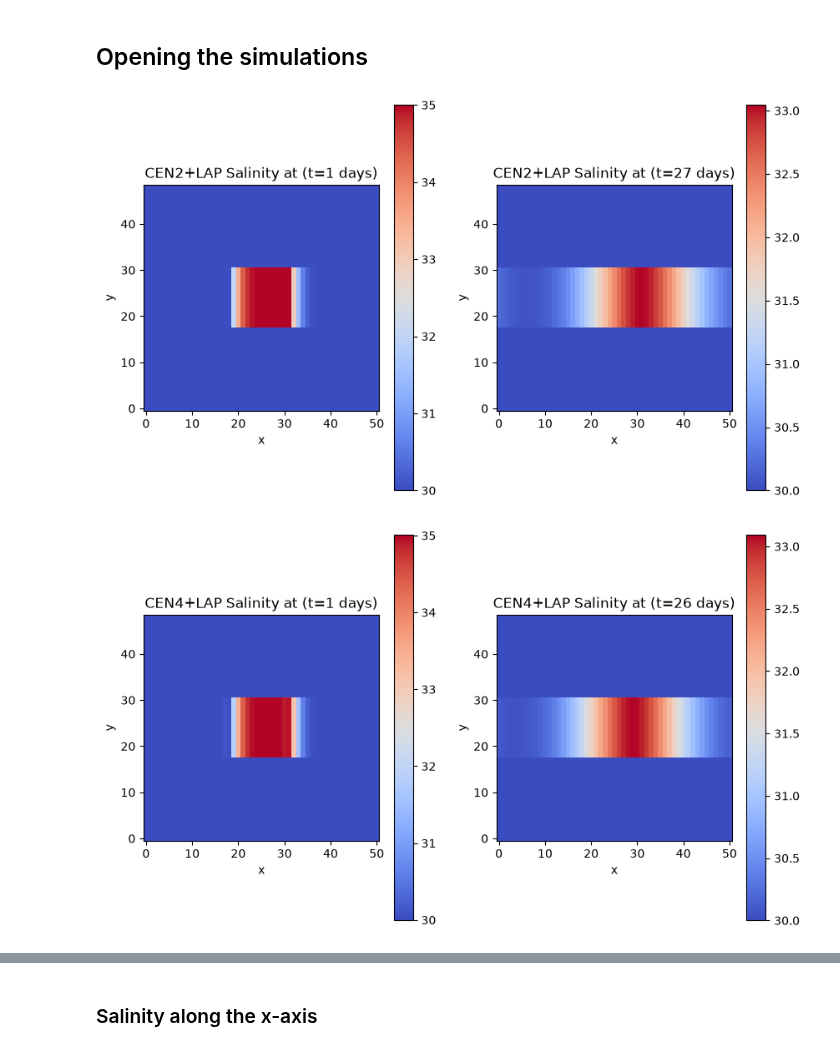
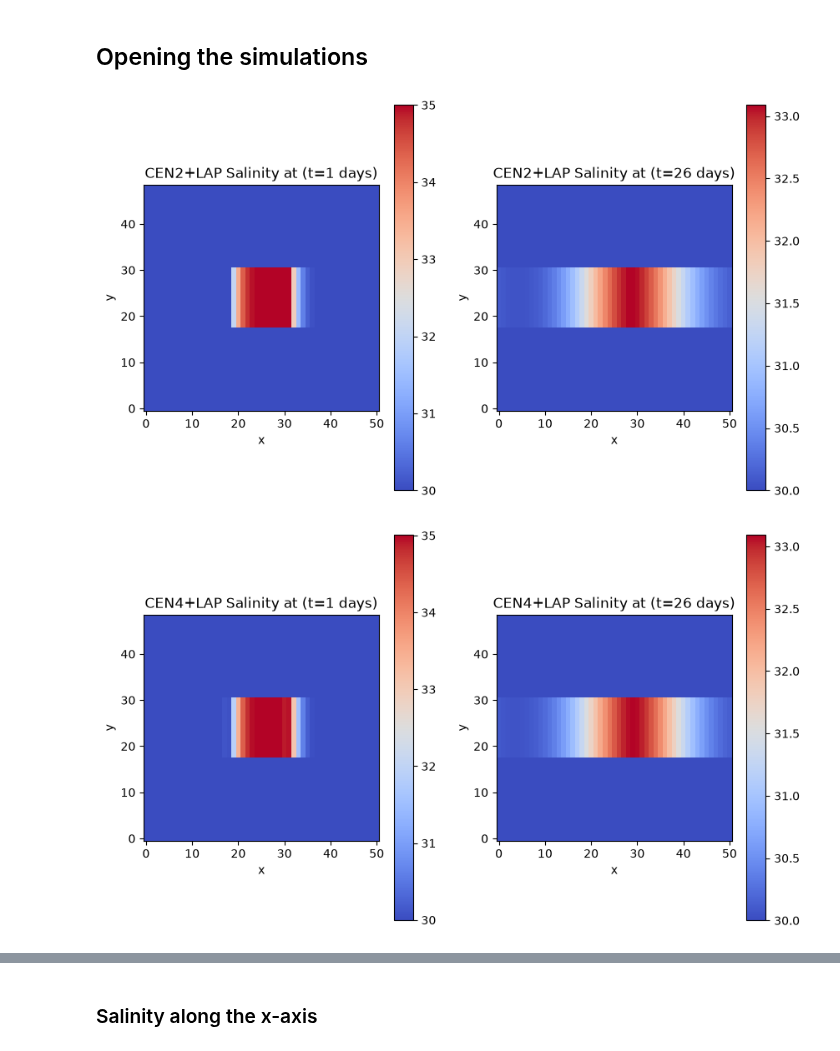
Before and after one commit to justinebuisson606/NEMO_Demonstrators, a Jupyter notebook: Demonstrator 3.ipynb, the cells around one changed output, grey strips where cells are left out. Cells and saved outputs as stored; diff of their text form; code cells hidden in the pictures.

```diff
--- a/Demonstrator 3.ipynb
+++ b/Demonstrator 3.ipynb
@@ -63,12 +63,12 @@ def show_t (t_list, param, title, file, rep=rep):
         axes[i].set_ylabel('y')
         fig.colorbar(im, ax=axes[i])
 # %%
-show_t (t_list=[0,26], param='soce', title='CEN2+LAP Salinity', file='CANAL_saltblock_lap_cen2_all_grid.nc' , rep=rep)
+show_t (t_list=[0,25], param='soce', title='CEN2+LAP Salinity', file='CANAL_saltblock_lap_cen2_all_grid.nc' , rep=rep)
 show_t (t_list=[0,25], param='soce', title='CEN4+LAP Salinity', file='CANAL_saltblock_lap_cen4_all_grid.nc' , rep=rep)
 show_t (t_list=[0,25], param='soce', title='CEN2+BLP Salinity', file='CANAL_saltblock_blp_cen2_all_grid.nc' , rep=rep)
 show_t (t_list=[0,25], param='soce', title='CEN4+BLP Salinity', file='CANAL_saltblock_blp_cen4_all_grid.nc' , rep=rep)
 # %% [output]
-[figure, old version]
+[figure, new version]
 [figure]
 [figure]
 [figure]
```
Also changed, not shown: parts of 10 cells of this notebook, 5 other files.
